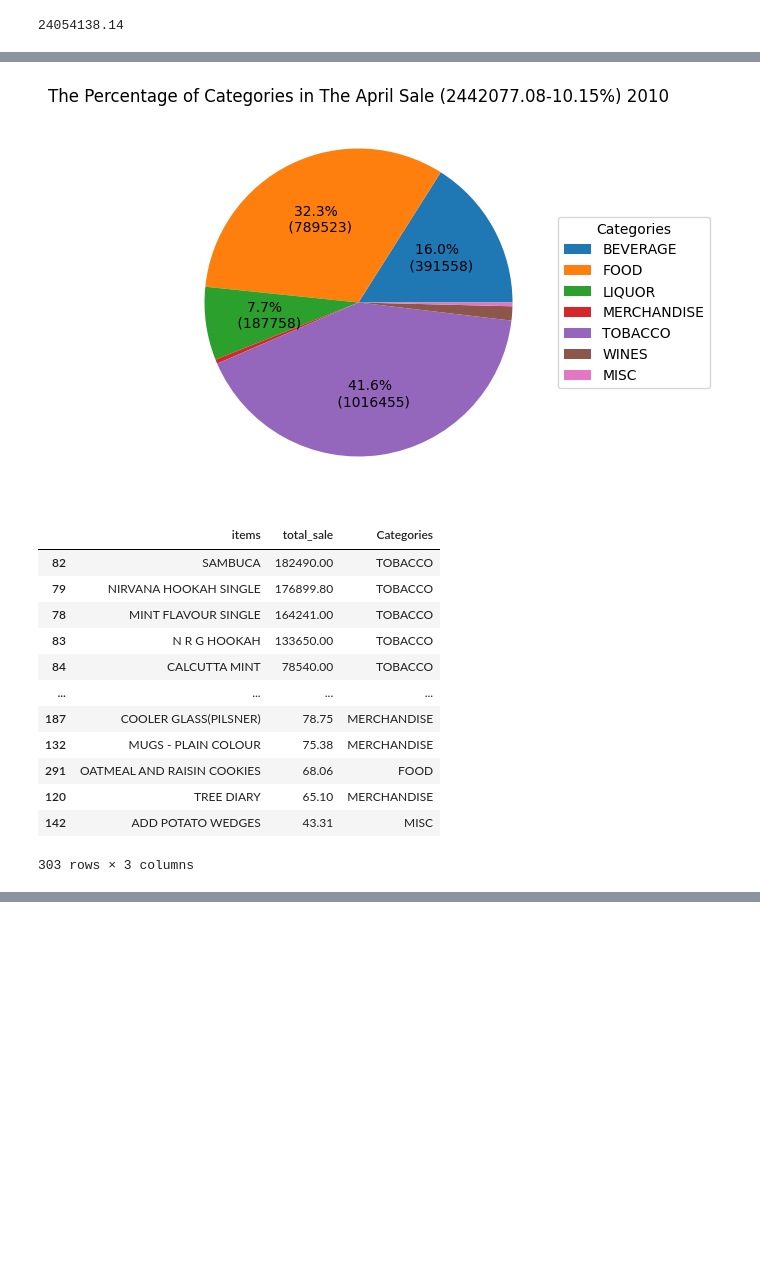
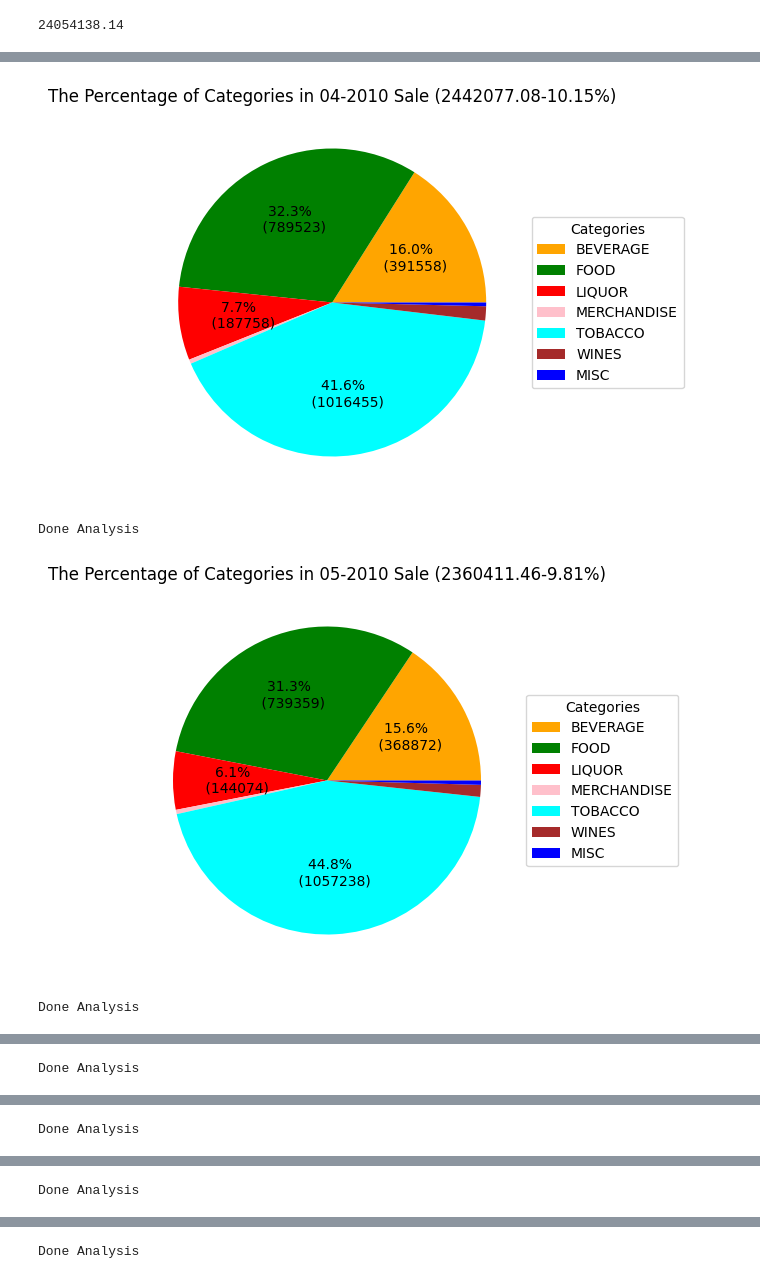
Before and after one commit to lequocduong/RestaurantSaleAnalysis, a Jupyter notebook: Main.ipynb, the cells around one changed output, grey strips where cells are left out. Saved outputs shown, nothing was run; the diff lists cells and outputs as text; code cells hidden in the pictures; blank space fills up the shorter version.

```diff
--- a/Main.ipynb
+++ b/Main.ipynb
@@ -183,53 +188,0 @@ year_2010['Total'].sum()
-# %%
-apr_2010 = month_2010_group.get_group('04')
-# %%
-category_list = apr_2010['Category'].unique().tolist()
-apr_2010_cat_group = apr_2010.groupby('Category')
-cat_varibles = []
-for cat in category_list:
-    cat_varibles.append(apr_2010_cat_group.get_group(cat))
-percentage_cate_value = []
-# Calculate Percentage
-for idx in range(len(category_list)):
-    percentage_cate_value.append(cat_varibles[idx]['Total'].sum())
-# %%
-apr_2010_sum = apr_2010['Total'].sum()
-proportion_income_out_of_year = apr_2010['Total'].sum()*100 / year_2010['Total'].sum()
-pieChartTitle = f'The Percentage of Categories in The April Sale ({apr_2010_sum}-{proportion_income_out_of_year:.2f}%) 2010'
-legendTitile = 'Categories'
-# colors = ['orange', 'green', 'red', 'pink', 'brown']
-PieChart(percentage_cate_value,pieChartTitle,labels=category_list,legendTitile=legendTitile)
-# %% [output]
-[figure, removed]
-# %%
-# Export the most selling product in April 2010 - # Need the threshold (Confirm from customers)
-item_lists = apr_2010['Item Desc'].unique().tolist()
-apr_2010_item_group = apr_2010.groupby('Item Desc')
-total_item_values = []
-categories = []
-for item in item_lists:
-    total_item_values.append(apr_2010_item_group.get_group(item)['Total'].sum())
-    categories.append(apr_2010_item_group.get_group(item)['Category'].unique()[0])
-data_dict = {
-    'items' : item_lists,
-    'total_sale': total_item_values,
-    'Categories': categories,
-}
-df = pd.DataFrame(data_dict)
-df.sort_values(by=['total_sale'],ascending=False, inplace=True)
-df
-# df.to_csv('4-2010.csv')
-# %% [output]
-|  | items | total_sale | Categories |
-| 82 | SAMBUCA | 182490.00 | TOBACCO |
-| 79 | NIRVANA HOOKAH SINGLE | 176899.80 | TOBACCO |
-| 78 | MINT FLAVOUR SINGLE | 164241.00 | TOBACCO |
-| 83 | N R G HOOKAH | 133650.00 | TOBACCO |
-| 84 | CALCUTTA MINT | 78540.00 | TOBACCO |
-| ... | ... | ... | ... |
-| 187 | COOLER GLASS(PILSNER) | 78.75 | MERCHANDISE |
-| 132 | MUGS - PLAIN COLOUR | 75.38 | MERCHANDISE |
-| 291 | OATMEAL AND RAISIN COOKIES | 68.06 | FOOD |
-| 120 | TREE DIARY | 65.10 | MERCHANDISE |
-| 142 | ADD POTATO WEDGES | 43.31 | MISC |
-303 rows × 3 columns
@@ -235,0 +308,11 @@ df
+# %%
+month_choices = ['04', '05', '06', '07', '08', '09', '10', '11', '12']
+year_choice = '2010'
+sale_threshold = 20000 # unit
+#Best sold Items and Months Sale Analyis
+best_sold_items(data,year_choice,month_choice,sale_threshold,save=True)
+# %% [output]
+[figure, added]
+Done Analysis
+[figure, added]
+Done Analysis
@@ -235,0 +320 @@ df
+Done Analysis
@@ -235,0 +322 @@ df
+Done Analysis
@@ -235,0 +324 @@ df
+Done Analysis
@@ -235,0 +326 @@ df
+Done Analysis
```
Also changed, not shown: parts of 5 cells of this notebook, 21 other files.
